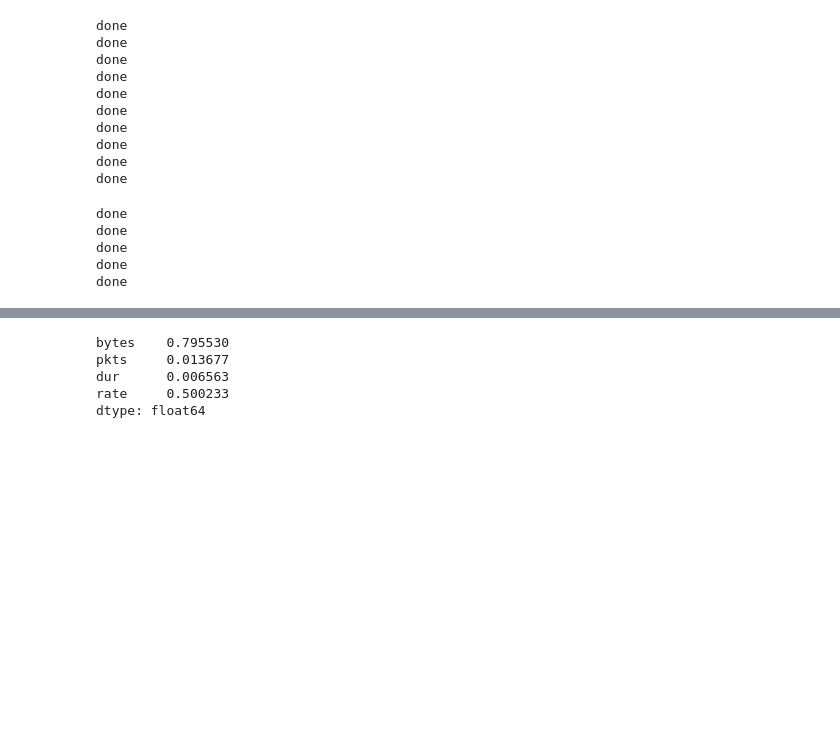
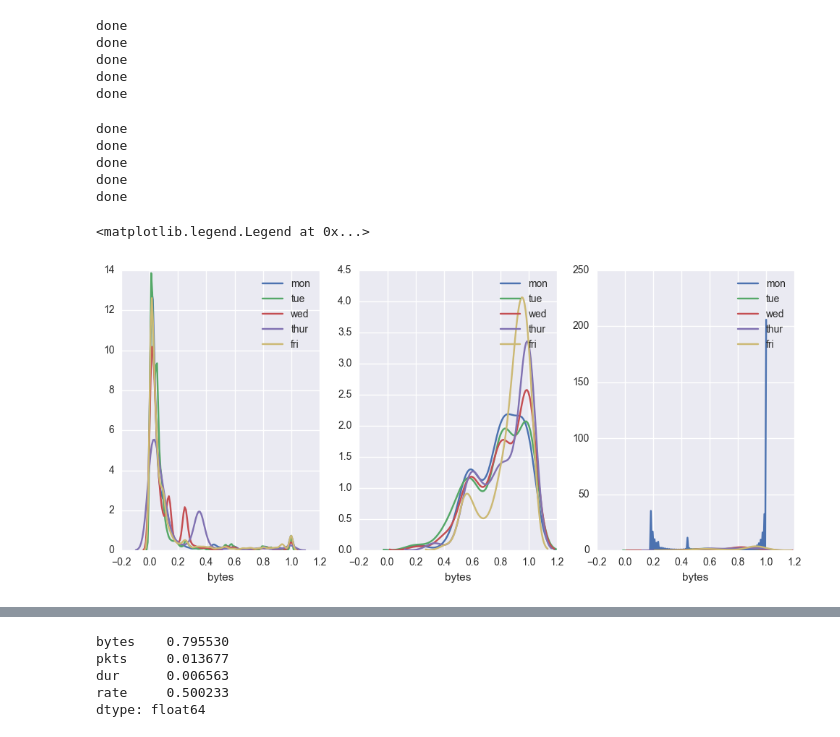
Before and after one commit to ts7fx/16F17S_MSDS_Capstone, a Jupyter notebook: Approach_Normalized_Data.ipynb, the cells around one changed output, grey strips where cells are left out. Drawn from its saved outputs; the diff is of its cells as text; code cells hidden in the pictures; blank space fills up the shorter version.

```diff
--- a/Approach_Normalized_Data.ipynb
+++ b/Approach_Normalized_Data.ipynb
@@ -66,7 +66,7 @@ def final_result(anom_df):
     kse_result = KSE_Test(anom_df, int(0.5 * len(anom_df)))
     index_anom = []
     for i in kse_result:
-        if i[1] > 0.5:
+        if i[1] > 0.3:
             index_anom.append(i[0])
     # final result is a data set of the anomalies of the anomalies
     final = anom_df.iloc[index_anom]
@@ -97,11 +97,6 @@ done
 done
 done
 done
-done
-done
-done
-done
-done
 # %%
 ## Anom data - LOF
 mon_norm_anom_ = LOF(mon_normalized)
@@ -121,3 +116,35 @@ done
 done
 done
 done
+# %%
+# Q3 Density plots
+%matplotlib inline
+import seaborn as sns
+sns.set(color_codes=True)
+# %%
+fig, (ax_1, ax_2, ax_3) = plt.subplots(1, 3, figsize=(12, 5))
+
+sns.distplot(mon_normalized.bytes, label = 'mon', hist=False, ax = ax_1)
+sns.distplot(tue_normalized.bytes, label = 'tue', hist=False, ax = ax_1)
+sns.distplot(wed_normalized.bytes, label = 'wed', hist=False,ax = ax_1)
+sns.distplot(thur_normalized.bytes, label = 'thur', hist=False,ax = ax_1)
+sns.distplot(fri_normalized.bytes, label = 'fri', hist=False,ax = ax_1)
+
+sns.distplot(mon_norm_anom.bytes, label = 'mon', hist=False, ax = ax_2)
+sns.distplot(tue_norm_anom.bytes, label = 'tue', hist=False, ax = ax_2)
+sns.distplot(wed_norm_anom.bytes, label = 'wed', hist=False,ax = ax_2)
+sns.distplot(thur_norm_anom.bytes, label = 'thur', hist=False,ax = ax_2)
+sns.distplot(fri_norm_anom.bytes, label = 'fri', hist=False,ax = ax_2)
+
+sns.distplot(mon_norm_final.bytes, label = 'mon', hist=False, ax = ax_3)
+sns.distplot(tue_norm_final.bytes, label = 'tue', hist=False, ax = ax_3)
+sns.distplot(wed_norm_final.bytes, label = 'wed', hist=False, ax = ax_3)
+sns.distplot(thur_norm_final.bytes, label = 'thur', hist=False,ax = ax_3)
+sns.distplot(fri_norm_final.bytes, label = 'fri', hist=False,ax = ax_3)
+
+ax_1.legend()
+ax_2.legend()
+ax_3.legend()
+# %% [output]
+<matplotlib.legend.Legend at 0x...>
+[figure, added]
```
Also changed, not shown: parts of 19 cells of this notebook.
